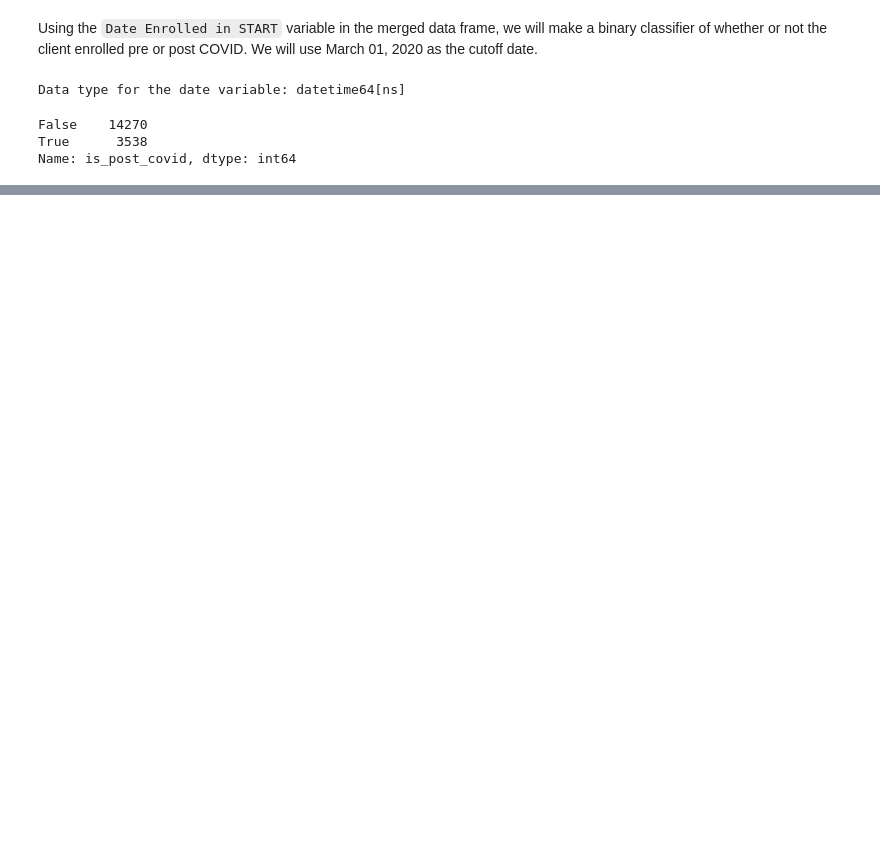
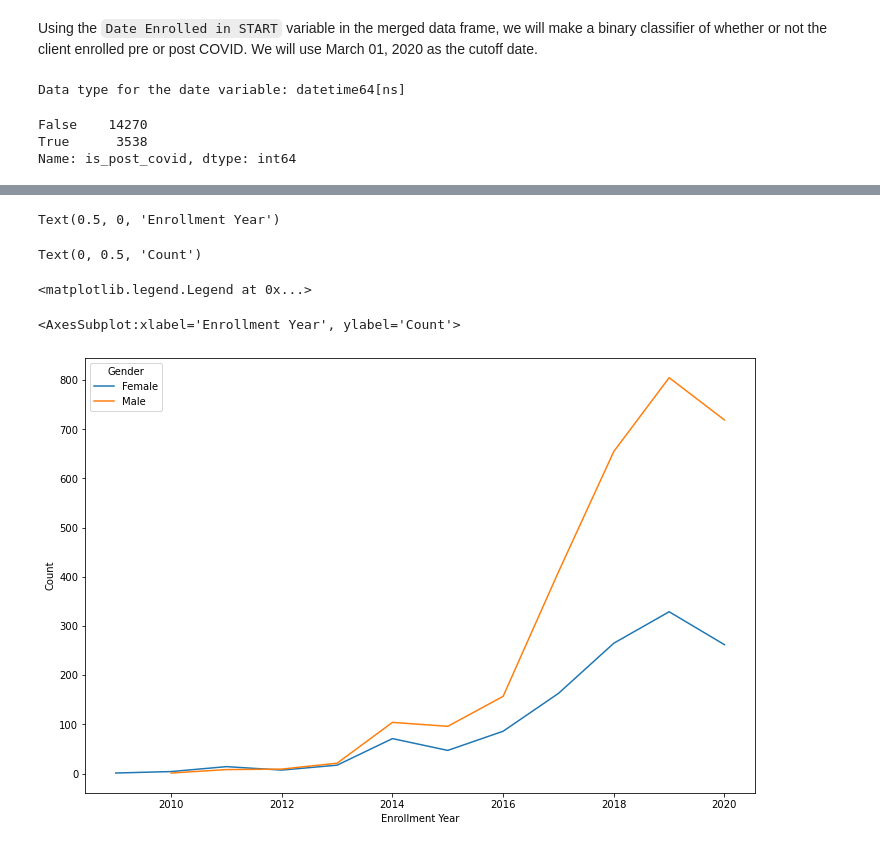
Before and after one commit to aimenabdulaziz/qss_final_project, a Jupyter notebook: code/01_data_cleaning_and_merging.ipynb, the cells around one changed output, grey strips where cells are left out. Drawn from its saved outputs; the diff is of its cells as text; code cells hidden in the pictures; blank space fills up the shorter version.

```diff
--- a/code/01_data_cleaning_and_merging.ipynb
+++ b/code/01_data_cleaning_and_merging.ipynb
@@ -431,0 +501,12 @@ Name: state_demographics, dtype: int64
+# %%
+gender_by_ym = demographics_aggression_problems.groupby('enrollment_year')['Gender'].value_counts().unstack().plot(figsize=(12, 8))
+gender_by_ym.set_xlabel("Enrollment Year")
+gender_by_ym.set_ylabel("Count")
+gender_by_ym.legend(title="Gender")
+gender_by_ym
+# %% [output]
+Text(0.5, 0, 'Enrollment Year')
+Text(0, 0.5, 'Count')
+<matplotlib.legend.Legend at 0x...>
+<AxesSubplot:xlabel='Enrollment Year', ylabel='Count'>
+[figure, added]
```
Also changed, not shown: parts of 20 cells of this notebook.
